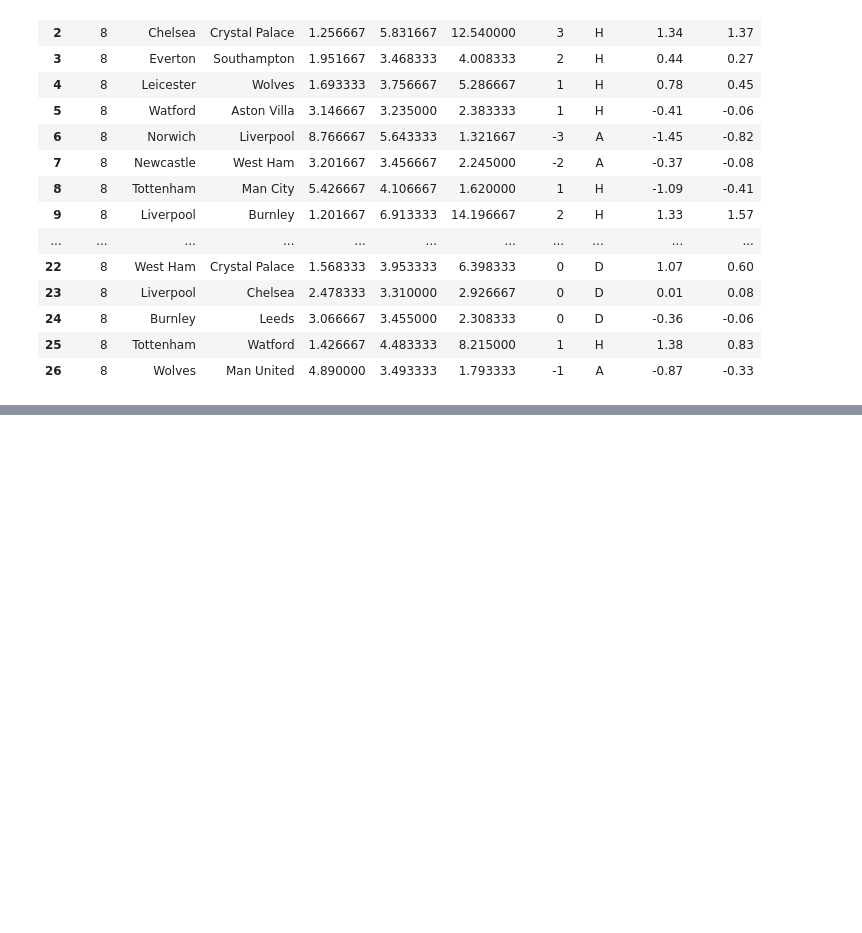
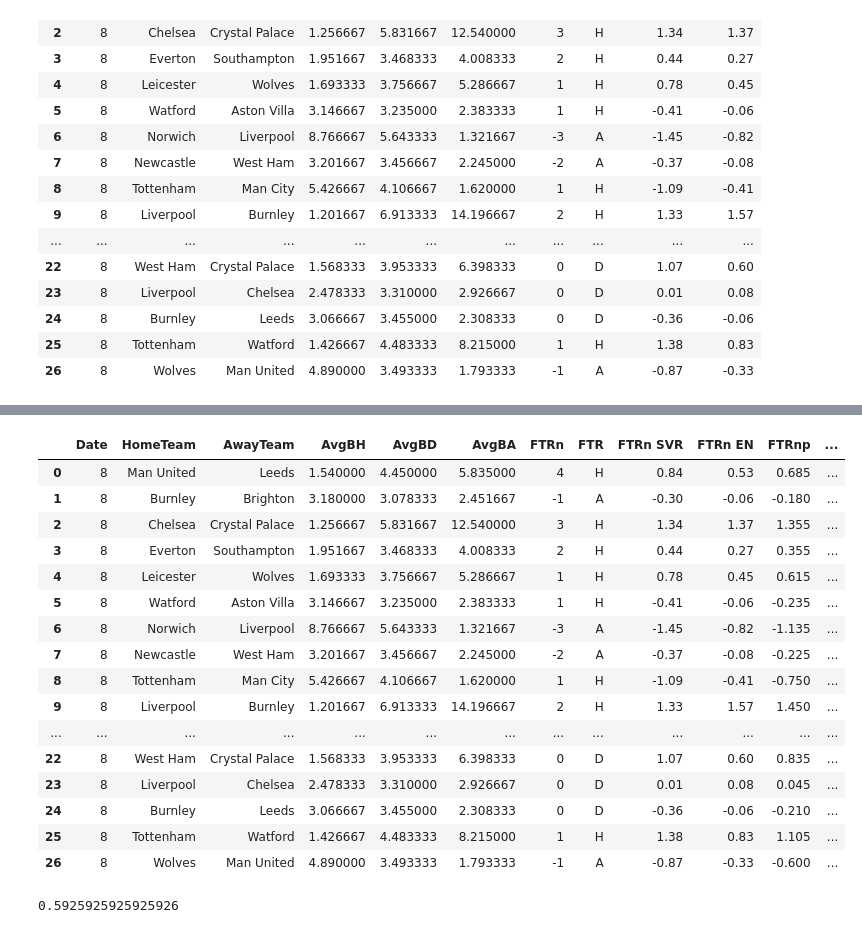
Before and after one commit to sreeharipa/Premier-league-predictor, a Jupyter notebook: 5_predicing-the-new-season.ipynb, the cells around one changed output, grey strips where cells are left out. Cells and saved outputs as stored; diff of their text form; code cells hidden in the pictures; blank space fills up the shorter version.

```diff
--- a/5_predicing-the-new-season.ipynb
+++ b/5_predicing-the-new-season.ipynb
@@ -129,3 +129,5 @@ df
 | 24 | 8 | Burnley | Leeds | 3.066667 | 3.455000 | 2.308333 | 0 | D | -0.36 | -0.06 |
 | 25 | 8 | Tottenham | Watford | 1.426667 | 4.483333 | 8.215000 | 1 | H | 1.38 | 0.83 |
 | 26 | 8 | Wolves | Man United | 4.890000 | 3.493333 | 1.793333 | -1 | A | -0.87 | -0.33 |
+# %%
+df['FTRnp'] = (df['FTRn EN'] + df['FTRn SVR'])/2
@@ -131,0 +143,30 @@ df
+# %%
+def resultp(res):
+    if((res >= -0.5) & (res <= 0.5)):
+        return 'D'
+    elif(res > 0.5):
+        return 'H'
+    elif(res < -0.5):
+        return 'A'
+# %%
+df['FTRp1'] = df['FTRnp'].apply(resultp)
+# %%
+df
+# %% [output]
+|  | Date | HomeTeam | AwayTeam | AvgBH | AvgBD | AvgBA | FTRn | FTR | FTRn SVR | FTRn EN | FTRnp | ... |
+| 0 | 8 | Man United | Leeds | 1.540000 | 4.450000 | 5.835000 | 4 | H | 0.84 | 0.53 | 0.685 | ... |
+| 1 | 8 | Burnley | Brighton | 3.180000 | 3.078333 | 2.451667 | -1 | A | -0.30 | -0.06 | -0.180 | ... |
+| 2 | 8 | Chelsea | Crystal Palace | 1.256667 | 5.831667 | 12.540000 | 3 | H | 1.34 | 1.37 | 1.355 | ... |
+| 3 | 8 | Everton | Southampton | 1.951667 | 3.468333 | 4.008333 | 2 | H | 0.44 | 0.27 | 0.355 | ... |
+| 4 | 8 | Leicester | Wolves | 1.693333 | 3.756667 | 5.286667 | 1 | H | 0.78 | 0.45 | 0.615 | ... |
+| 5 | 8 | Watford | Aston Villa | 3.146667 | 3.235000 | 2.383333 | 1 | H | -0.41 | -0.06 | -0.235 | ... |
+| 6 | 8 | Norwich | Liverpool | 8.766667 | 5.643333 | 1.321667 | -3 | A | -1.45 | -0.82 | -1.135 | ... |
+| 7 | 8 | Newcastle | West Ham | 3.201667 | 3.456667 | 2.245000 | -2 | A | -0.37 | -0.08 | -0.225 | ... |
+| 8 | 8 | Tottenham | Man City | 5.426667 | 4.106667 | 1.620000 | 1 | H | -1.09 | -0.41 | -0.750 | ... |
+| 9 | 8 | Liverpool | Burnley | 1.201667 | 6.913333 | 14.196667 | 2 | H | 1.33 | 1.57 | 1.450 | ... |
+| ... | ... | ... | ... | ... | ... | ... | ... | ... | ... | ... | ... | ... |
+| 22 | 8 | West Ham | Crystal Palace | 1.568333 | 3.953333 | 6.398333 | 0 | D | 1.07 | 0.60 | 0.835 | ... |
+| 23 | 8 | Liverpool | Chelsea | 2.478333 | 3.310000 | 2.926667 | 0 | D | 0.01 | 0.08 | 0.045 | ... |
+| 24 | 8 | Burnley | Leeds | 3.066667 | 3.455000 | 2.308333 | 0 | D | -0.36 | -0.06 | -0.210 | ... |
+| 25 | 8 | Tottenham | Watford | 1.426667 | 4.483333 | 8.215000 | 1 | H | 1.38 | 0.83 | 1.105 | ... |
+| 26 | 8 | Wolves | Man United | 4.890000 | 3.493333 | 1.793333 | -1 | A | -0.87 | -0.33 | -0.600 | ... |
@@ -131,0 +175,4 @@ df
+# %%
+metrics.accuracy_score(df['FTR'], df['FTRp1'])
+# %% [output]
+0.5925925925925926
```
Also changed, not shown: parts of 2 cells of this notebook.
